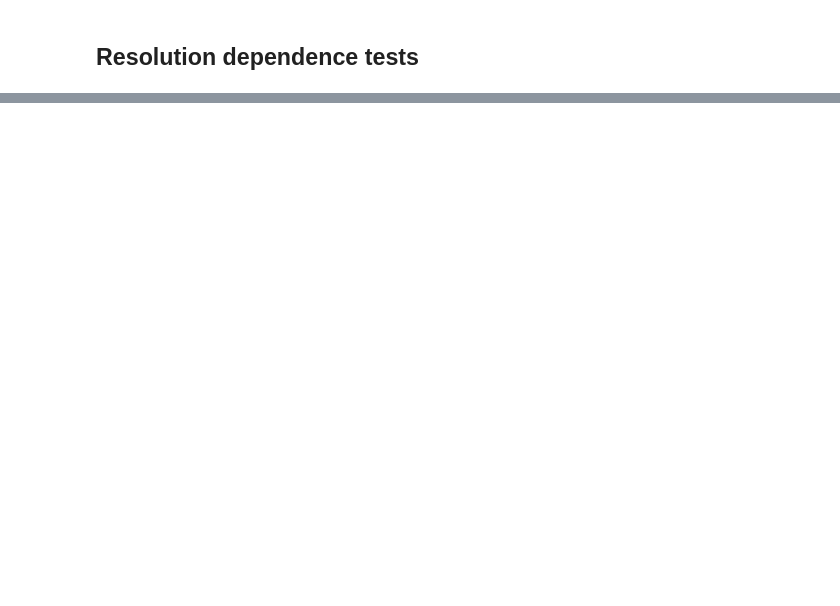
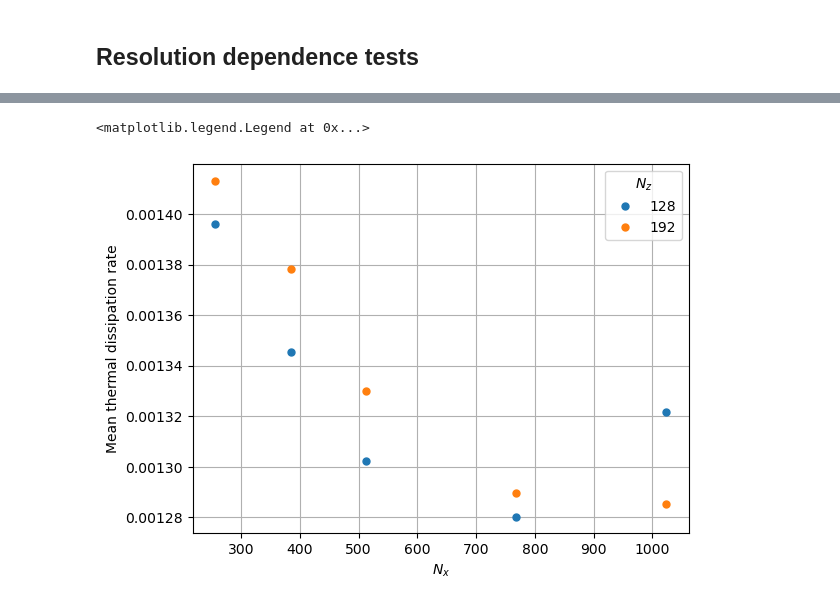
Before and after one commit to tschanzer/honours-project, a Jupyter notebook: notebooks/resolution_tests_literature.ipynb, the cells around one changed output, grey strips where cells are left out. Cells and saved outputs as stored; diff of their text form; code cells hidden in the pictures; blank space fills up the shorter version.

```diff
--- a/notebooks/resolution_tests_literature.ipynb
+++ b/notebooks/resolution_tests_literature.ipynb
@@ -167,0 +274,35 @@ $$
+# %%
+def mean_thermal_dissipation(data):
+    # Compute the Jacobian du_i/dx_j
+    dissipation = (
+        data.theta.differentiate('x')**2
+        + data.theta.differentiate('z')**2
+    )
+
+    # average over space and time
+    dissipation = dissipation.mean(['x', 't'])
+    dissipation = dissipation.integrate('z')/(data.z.max() - data.z.min())
+    dissipation *= (rayleigh*prandtl)**(-0.5)
+    return dissipation
+# %%
+epsilon_T = xr.DataArray(
+    coords={'nx': nx_list, 'nz': nz_list},
+    dims=['nx', 'nz'],
+)
+for nx, nz in data.keys():
+    eps = mean_thermal_dissipation(data[(nx, nz)])
+    epsilon_T.loc[{'nx': nx, 'nz': nz}] = eps
+# %%
+fig, ax = plt.subplots()
+ax.plot(
+    epsilon_T.nx, epsilon_T.data, '.',
+    markersize=10, label=epsilon_T.nz.data)
+ax.grid()
+ax.set(
+    xlabel='$N_x$',
+    ylabel='Mean thermal dissipation rate',
+)
+ax.legend(title='$N_z$')
+# %% [output]
+<matplotlib.legend.Legend at 0x...>
+[figure, added]
```
Also changed, not shown: parts of 13 cells of this notebook.
